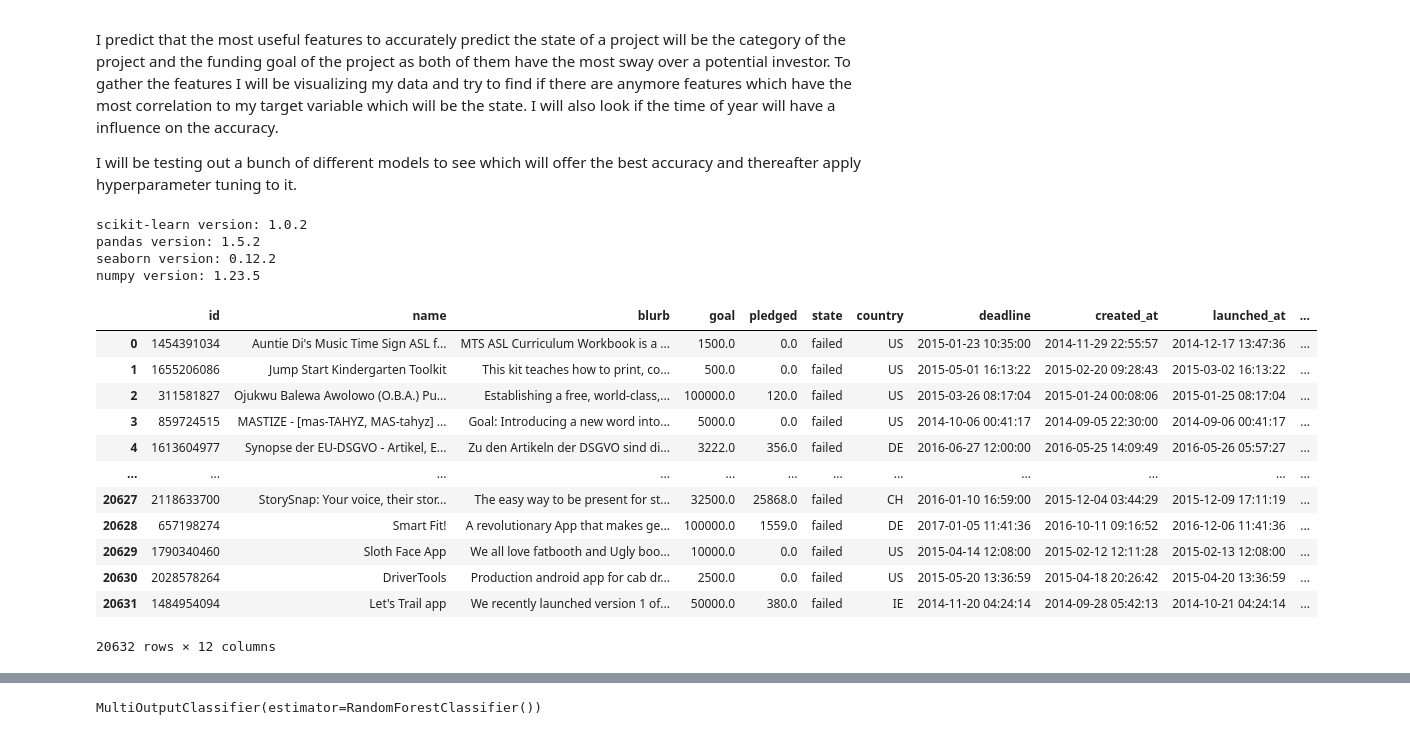
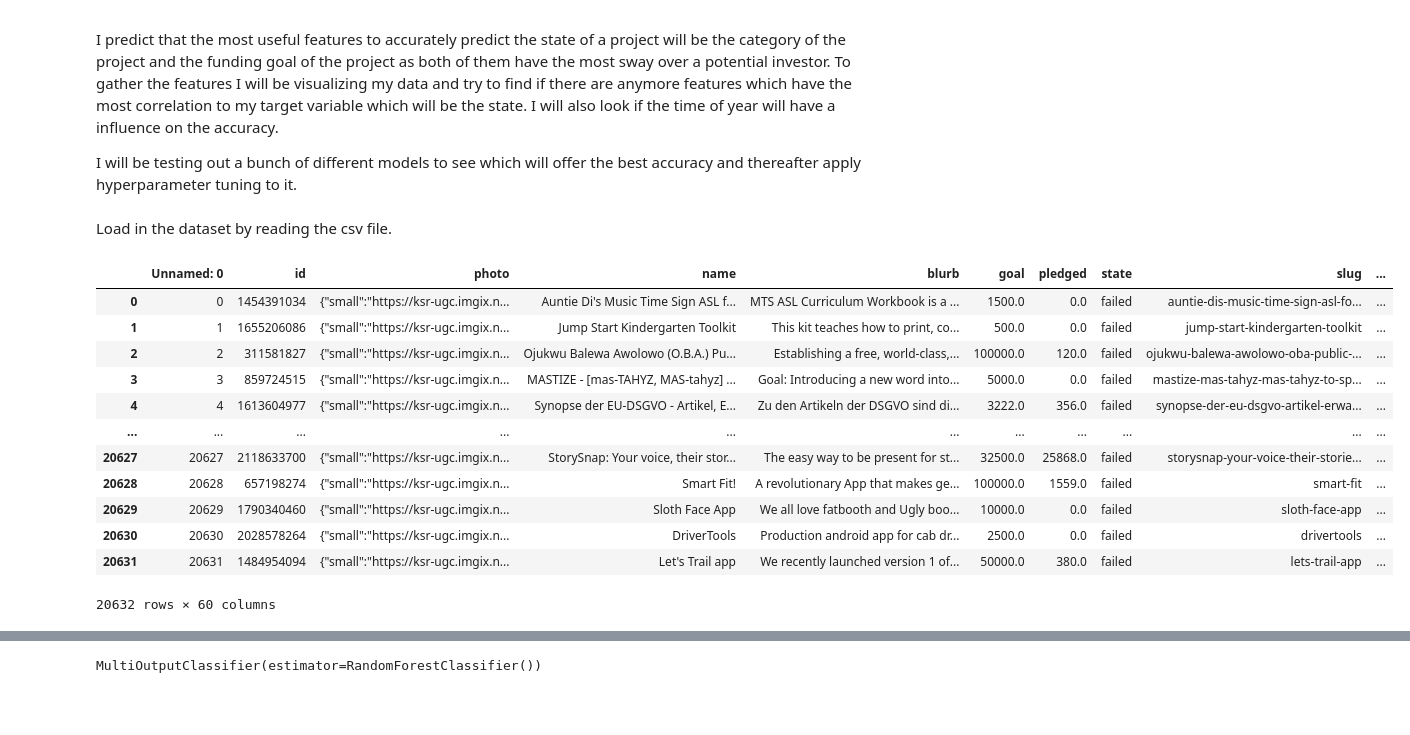
Before and after one commit to WilliamvBijsterveldt/kickstarter-ipynb, a Jupyter notebook: kickstarter_visualization.ipynb, the cells around one changed output, grey strips where cells are left out. Cells and saved outputs as stored; diff of their text form; code cells hidden in the pictures; blank space fills up the shorter version.

```diff
--- a/kickstarter_visualization.ipynb
+++ b/kickstarter_visualization.ipynb
@@ -21,7 +21,7 @@ I will be testing out a bunch of different models to see which will offer the be
 # %%
 import sklearn as skl
 import pandas as pd
-import seaborn as sb
+import seaborn as sns
 import numpy as np
 import matplotlib.pyplot as plt
 from sklearn.model_selection import train_test_split
@@ -30,36 +30,24 @@ from sklearn.decomposition import NMF
 from sklearn.multioutput import MultiOutputClassifier
 from sklearn.ensemble import RandomForestClassifier
 import nltk
-
-print("scikit-learn version:", skl.__version__)  # 1.1.3
-print("pandas version:", pd.__version__)  # 1.5.1
-print("seaborn version:", sb.__version__)  # 0.12.1
-print("numpy version:", np.__version__)  # 1.24.5
-# %% [output]
-scikit-learn version: 1.0.2
-pandas version: 1.5.2
-seaborn version: 0.12.2
-numpy version: 1.23.5
+# %% [markdown]
+Load in the dataset by reading the csv file.
 # %%
 ## Load in the dataset
 df = pd.read_csv("kickstarter_data_with_features.csv", low_memory=False)
 
-## Create a new
-df = df[["id", "name", "blurb", "goal", "pledged", "state", "country", "deadline", "created_at", "launched_at",
-         "backers_count", "category"]]
-
 df
 # %% [output]
-|  | id | name | blurb | goal | pledged | state | country | deadline | created_at | launched_at | ... |
-| 0 | 1454391034 | Auntie Di's Music Time Sign ASL f... | MTS ASL Curriculum Workbook is a ... | 1500.0 | 0.0 | failed | US | 2015-01-23 10:35:00 | 2014-11-29 22:55:57 | 2014-12-17 13:47:36 | ... |
-| 1 | 1655206086 | Jump Start Kindergarten Toolkit | This kit teaches how to print, co... | 500.0 | 0.0 | failed | US | 2015-05-01 16:13:22 | 2015-02-20 09:28:43 | 2015-03-02 16:13:22 | ... |
-| 2 | 311581827 | Ojukwu Balewa Awolowo (O.B.A.) Pu... | Establishing a free, world-class,... | 100000.0 | 120.0 | failed | US | 2015-03-26 08:17:04 | 2015-01-24 00:08:06 | 2015-01-25 08:17:04 | ... |
-| 3 | 859724515 | MASTIZE - [mas-TAHYZ, MAS-tahyz] ... | Goal: Introducing a new word into... | 5000.0 | 0.0 | failed | US | 2014-10-06 00:41:17 | 2014-09-05 22:30:00 | 2014-09-06 00:41:17 | ... |
-| 4 | 1613604977 | Synopse der EU-DSGVO - Artikel, E... | Zu den Artikeln der DSGVO sind di... | 3222.0 | 356.0 | failed | DE | 2016-06-27 12:00:00 | 2016-05-25 14:09:49 | 2016-05-26 05:57:27 | ... |
-| ... | ... | ... | ... | ... | ... | ... | ... | ... | ... | ... | ... |
-| 20627 | 2118633700 | StorySnap: Your voice, their stor... | The easy way to be present for st... | 32500.0 | 25868.0 | failed | CH | 2016-01-10 16:59:00 | 2015-12-04 03:44:29 | 2015-12-09 17:11:19 | ... |
-| 20628 | 657198274 | Smart Fit! | A revolutionary App that makes ge... | 100000.0 | 1559.0 | failed | DE | 2017-01-05 11:41:36 | 2016-10-11 09:16:52 | 2016-12-06 11:41:36 | ... |
-| 20629 | 1790340460 | Sloth Face App | We all love fatbooth and Ugly boo... | 10000.0 | 0.0 | failed | US | 2015-04-14 12:08:00 | 2015-02-12 12:11:28 | 2015-02-13 12:08:00 | ... |
-| 20630 | 2028578264 | DriverTools | Production android app for cab dr... | 2500.0 | 0.0 | failed | US | 2015-05-20 13:36:59 | 2015-04-18 20:26:42 | 2015-04-20 13:36:59 | ... |
-| 20631 | 1484954094 | Let's Trail app | We recently launched version 1 of... | 50000.0 | 380.0 | failed | IE | 2014-11-20 04:24:14 | 2014-09-28 05:42:13 | 2014-10-21 04:24:14 | ... |
+|  | Unnamed: 0 | id | photo | name | blurb | goal | pledged | state | slug | ... |
+| 0 | 0 | 1454391034 | {"small":"https://ksr-ugc.imgix.n... | Auntie Di's Music Time Sign ASL f... | MTS ASL Curriculum Workbook is a ... | 1500.0 | 0.0 | failed | auntie-dis-music-time-sign-asl-fo... | ... |
+| 1 | 1 | 1655206086 | {"small":"https://ksr-ugc.imgix.n... | Jump Start Kindergarten Toolkit | This kit teaches how to print, co... | 500.0 | 0.0 | failed | jump-start-kindergarten-toolkit | ... |
+| 2 | 2 | 311581827 | {"small":"https://ksr-ugc.imgix.n... | Ojukwu Balewa Awolowo (O.B.A.) Pu... | Establishing a free, world-class,... | 100000.0 | 120.0 | failed | ojukwu-balewa-awolowo-oba-public-... | ... |
+| 3 | 3 | 859724515 | {"small":"https://ksr-ugc.imgix.n... | MASTIZE - [mas-TAHYZ, MAS-tahyz] ... | Goal: Introducing a new word into... | 5000.0 | 0.0 | failed | mastize-mas-tahyz-mas-tahyz-to-sp... | ... |
+| 4 | 4 | 1613604977 | {"small":"https://ksr-ugc.imgix.n... | Synopse der EU-DSGVO - Artikel, E... | Zu den Artikeln der DSGVO sind di... | 3222.0 | 356.0 | failed | synopse-der-eu-dsgvo-artikel-erwa... | ... |
+| ... | ... | ... | ... | ... | ... | ... | ... | ... | ... | ... |
+| 20627 | 20627 | 2118633700 | {"small":"https://ksr-ugc.imgix.n... | StorySnap: Your voice, their stor... | The easy way to be present for st... | 32500.0 | 25868.0 | failed | storysnap-your-voice-their-storie... | ... |
+| 20628 | 20628 | 657198274 | {"small":"https://ksr-ugc.imgix.n... | Smart Fit! | A revolutionary App that makes ge... | 100000.0 | 1559.0 | failed | smart-fit | ... |
+| 20629 | 20629 | 1790340460 | {"small":"https://ksr-ugc.imgix.n... | Sloth Face App | We all love fatbooth and Ugly boo... | 10000.0 | 0.0 | failed | sloth-face-app | ... |
+| 20630 | 20630 | 2028578264 | {"small":"https://ksr-ugc.imgix.n... | DriverTools | Production android app for cab dr... | 2500.0 | 0.0 | failed | drivertools | ... |
+| 20631 | 20631 | 1484954094 | {"small":"https://ksr-ugc.imgix.n... | Let's Trail app | We recently launched version 1 of... | 50000.0 | 380.0 | failed | lets-trail-app | ... |
-20632 rows × 12 columns
+20632 rows × 60 columns
```
Also changed, not shown: parts of 21 cells of this notebook, 1 other file.
